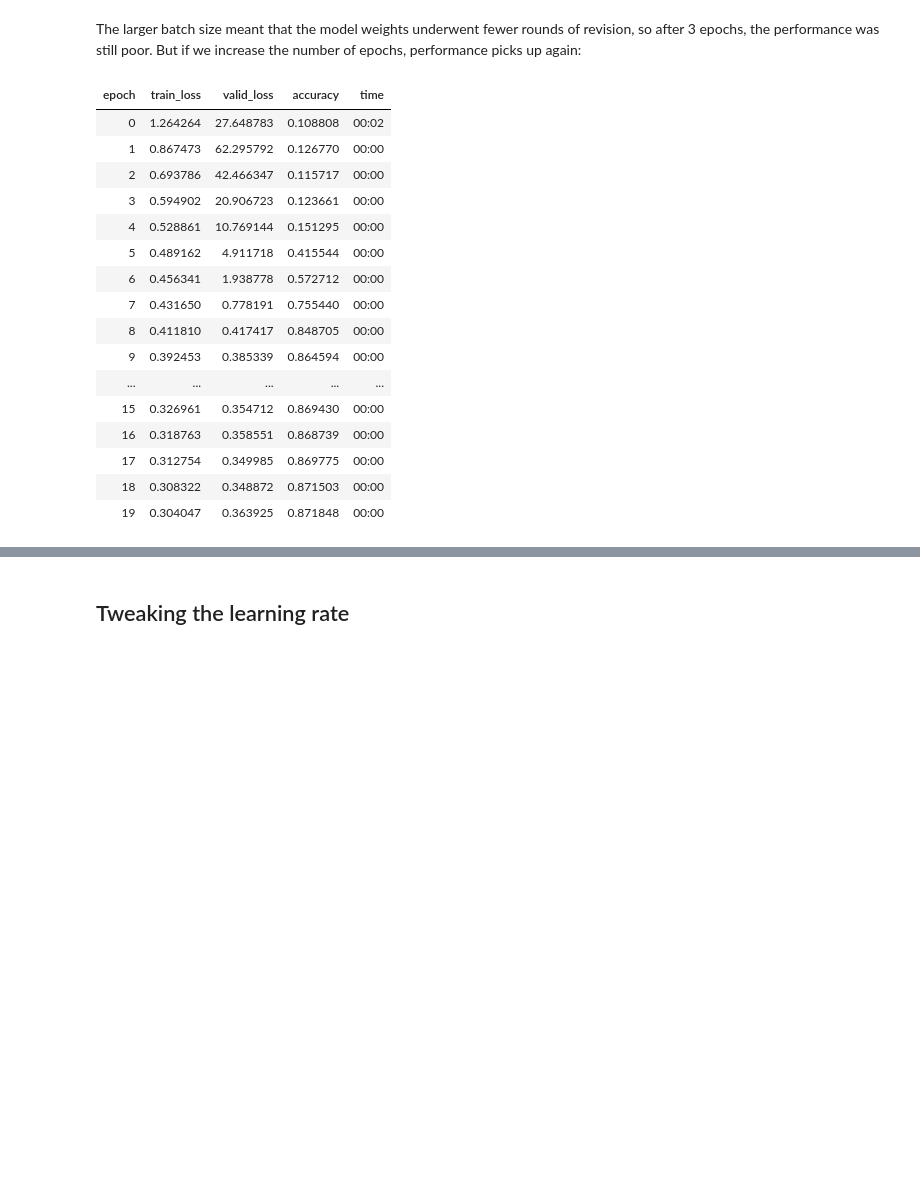
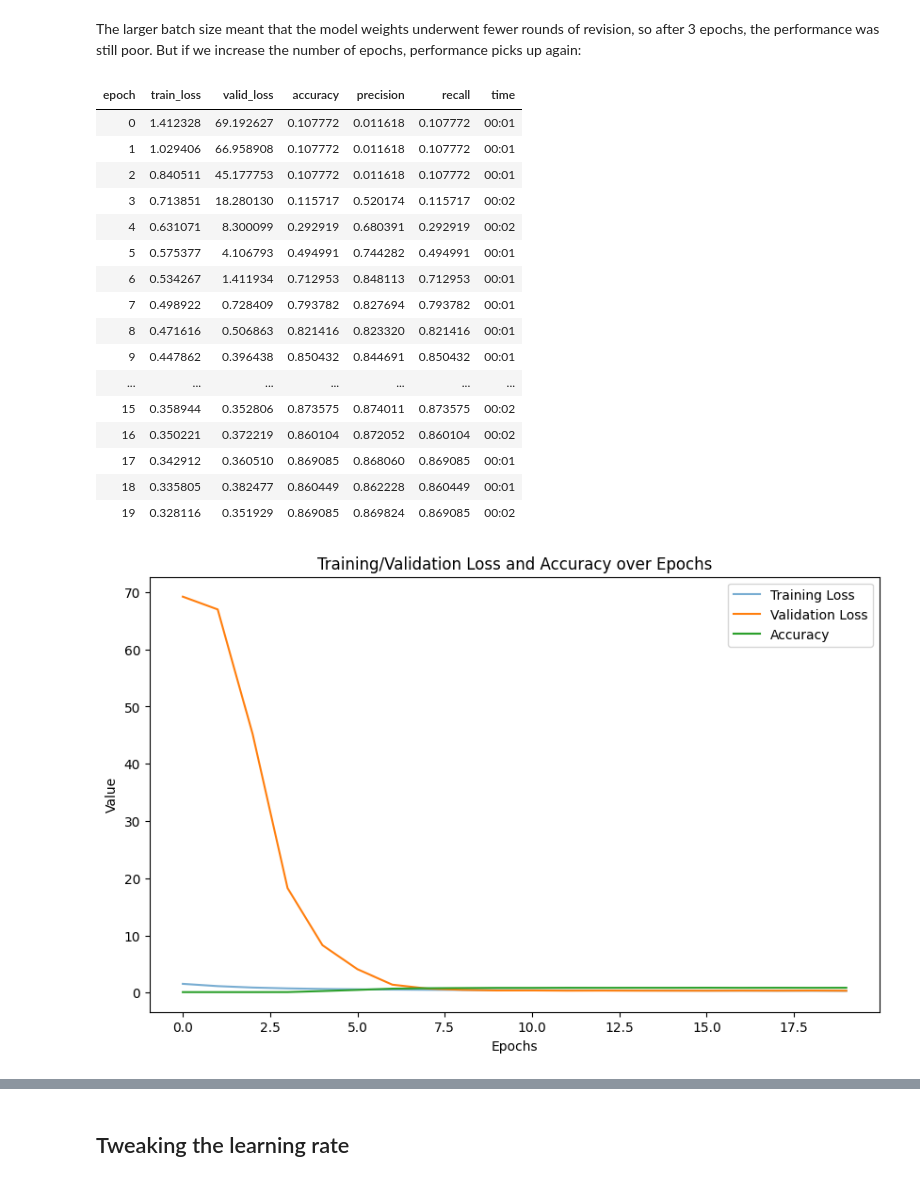
Before and after one commit to carlvh-wimmy/ahri_practicals, a Jupyter notebook: verbal_autopsy_nn/neural_net.ipynb, the cells around one changed output, grey strips where cells are left out. Saved outputs shown, nothing was run; the diff lists cells and outputs as text; code cells hidden in the pictures; blank space fills up the shorter version.

```diff
--- a/verbal_autopsy_nn/neural_net.ipynb
+++ b/verbal_autopsy_nn/neural_net.ipynb
@@ -54,0 +66,35 @@ df = pd.merge(deaths_df, verbal_autopsy_df, on='ID', how='inner')
+# %%
+def plot_metrics(learn):
+    # Extract training loss after each batch and group by epoch
+    num_batches_per_epoch = len(learn.recorder.losses) // len(learn.recorder.values)
+    train_loss_per_epoch = [np.mean(learn.recorder.losses[i * num_batches_per_epoch:(i + 1) * num_batches_per_epoch]).item()
+                            for i in range(len(learn.recorder.values))]
+
+    # Extract validation loss and accuracy from learn.recorder.values
+    valid_loss = [v[learn.recorder.metric_names.index('valid_loss') - 1] for v in learn.recorder.values]
+    accuracy = [v[learn.recorder.metric_names.index('accuracy') - 1] for v in learn.recorder.values]
+
+    # Create a plot for training loss, validation loss, and accuracy
+    epochs = range(len(valid_loss))  # valid_loss and accuracy are calculated per epoch, so use this range
+
+    plt.figure(figsize=(10, 6))
+
+    # Plot averaged training loss per epoch
+    plt.plot(epochs, train_loss_per_epoch, label='Training Loss', alpha=0.6)
+
+    # Plot validation loss
+    plt.plot(epochs, valid_loss, label='Validation Loss')
+
+    # Plot accuracy
+    plt.plot(epochs, accuracy, label='Accuracy')
+
+    # Add labels and legend
+    plt.xlabel('Epochs')
+    plt.ylabel('Value')
+    plt.title('Training/Validation Loss and Accuracy over Epochs')
+    plt.legend()
+
+    plt.show()
+
+
+# plot_metrics(learn)
@@ -243,25 +342,27 @@ learn.fit(3, lr=0.05)
 The larger batch size meant that the model weights underwent fewer rounds of revision, so after 3 epochs, the performance was still poor. But if we increase the number of epochs, performance picks up again:
 # %%
 dls = to.dataloaders(bs=2056)
-learn = tabular_learner(dls, metrics=[accuracy])
+learn = tabular_learner(dls, metrics=[accuracy, precision, recall])
 learn.fit(20, lr=0.05)
+plot_metrics(learn)
 # %% [output]
-| epoch | train_loss | valid_loss | accuracy | time |
-| 0 | 1.264264 | 27.648783 | 0.108808 | 00:02 |
-| 1 | 0.867473 | 62.295792 | 0.126770 | 00:00 |
-| 2 | 0.693786 | 42.466347 | 0.115717 | 00:00 |
-| 3 | 0.594902 | 20.906723 | 0.123661 | 00:00 |
-| 4 | 0.528861 | 10.769144 | 0.151295 | 00:00 |
-| 5 | 0.489162 | 4.911718 | 0.415544 | 00:00 |
-| 6 | 0.456341 | 1.938778 | 0.572712 | 00:00 |
-| 7 | 0.431650 | 0.778191 | 0.755440 | 00:00 |
-| 8 | 0.411810 | 0.417417 | 0.848705 | 00:00 |
-| 9 | 0.392453 | 0.385339 | 0.864594 | 00:00 |
-| ... | ... | ... | ... | ... |
-| 15 | 0.326961 | 0.354712 | 0.869430 | 00:00 |
-| 16 | 0.318763 | 0.358551 | 0.868739 | 00:00 |
-| 17 | 0.312754 | 0.349985 | 0.869775 | 00:00 |
-| 18 | 0.308322 | 0.348872 | 0.871503 | 00:00 |
-| 19 | 0.304047 | 0.363925 | 0.871848 | 00:00 |
+| epoch | train_loss | valid_loss | accuracy | precision | recall | time |
+| 0 | 1.412328 | 69.192627 | 0.107772 | 0.011618 | 0.107772 | 00:01 |
+| 1 | 1.029406 | 66.958908 | 0.107772 | 0.011618 | 0.107772 | 00:01 |
+| 2 | 0.840511 | 45.177753 | 0.107772 | 0.011618 | 0.107772 | 00:01 |
+| 3 | 0.713851 | 18.280130 | 0.115717 | 0.520174 | 0.115717 | 00:02 |
+| 4 | 0.631071 | 8.300099 | 0.292919 | 0.680391 | 0.292919 | 00:02 |
+| 5 | 0.575377 | 4.106793 | 0.494991 | 0.744282 | 0.494991 | 00:01 |
+| 6 | 0.534267 | 1.411934 | 0.712953 | 0.848113 | 0.712953 | 00:01 |
+| 7 | 0.498922 | 0.728409 | 0.793782 | 0.827694 | 0.793782 | 00:01 |
+| 8 | 0.471616 | 0.506863 | 0.821416 | 0.823320 | 0.821416 | 00:01 |
+| 9 | 0.447862 | 0.396438 | 0.850432 | 0.844691 | 0.850432 | 00:01 |
+| ... | ... | ... | ... | ... | ... | ... |
+| 15 | 0.358944 | 0.352806 | 0.873575 | 0.874011 | 0.873575 | 00:02 |
+| 16 | 0.350221 | 0.372219 | 0.860104 | 0.872052 | 0.860104 | 00:02 |
+| 17 | 0.342912 | 0.360510 | 0.869085 | 0.868060 | 0.869085 | 00:01 |
+| 18 | 0.335805 | 0.382477 | 0.860449 | 0.862228 | 0.860449 | 00:01 |
+| 19 | 0.328116 | 0.351929 | 0.869085 | 0.869824 | 0.869085 | 00:02 |
+[figure, added]
 # %%
 dls = to.dataloaders(bs=1028)
```
Also changed, not shown: parts of 24 cells of this notebook, 1 other file.
